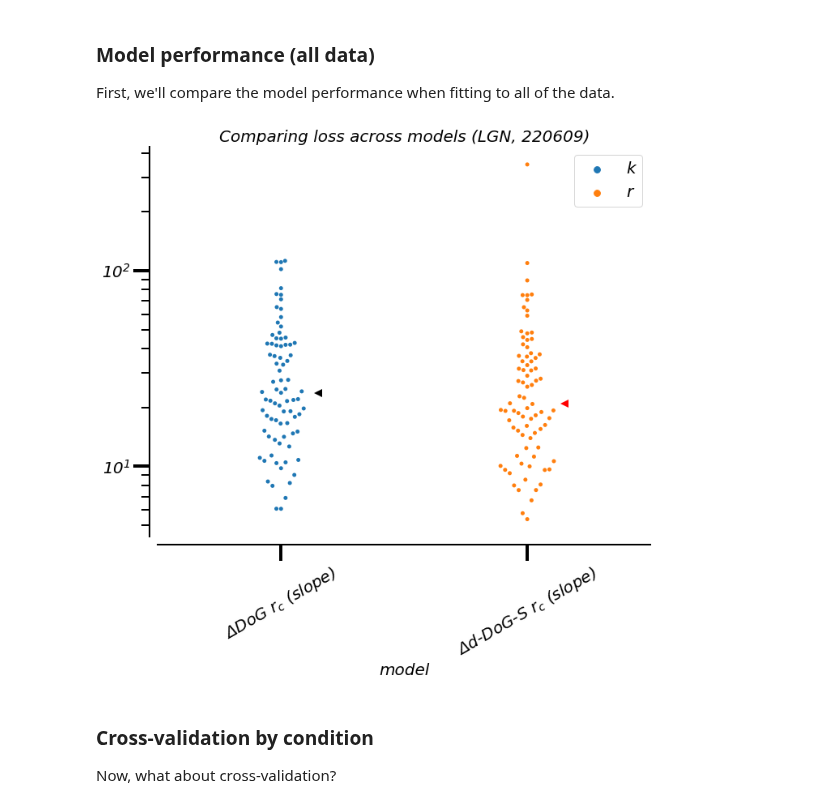
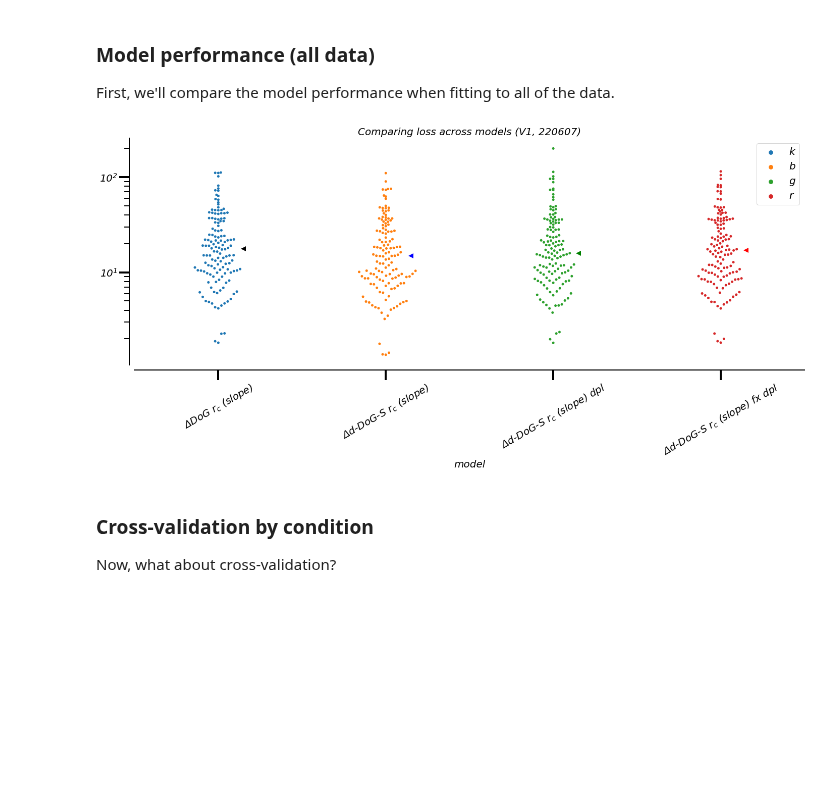
Before and after one commit to paul-levy/SF-diversity, a Jupyter notebook: 01_sfTuning_contrast.ipynb, the cells around one changed output. Drawn from its saved outputs; the diff is of its cells as text; code cells hidden in the pictures; blank space fills up the shorter version.

```diff
--- a/01_sfTuning_contrast.ipynb
+++ b/01_sfTuning_contrast.ipynb
@@ -121,6 +121,7 @@ only_sur[0] = ref_params[0] * ref_params[2];
 only_sur[1] = ref_params[1] * ref_params[3];
 only_sur[2] = 0;
 ax[0,0].plot(vals, hf.DoGsach(*only_sur, stim_sf=vals)[0], 'k:')
+ax[0,0].set_title('DoG model - center and surround')
 
 # then, vol difference
 vols = [0.5,0.8,0.95]
@@ -142,7 +143,7 @@ for ii,v in enumerate(vols):
     prms_curr[1] = prms_curr[1]*prms_curr[3];
     prms_curr[2] = 0;
     ax[0,1].plot(vals, hf.DoGsach(*prms_curr, stim_sf=vals)[0], 'k:', linewidth=0.5+curr_lw) # add a bit extra width for the dotted lines!
-
+ax[0,1].set_title('Influence of surround gain')
 
 # then, rc
 rcs = [0.05,0.1,0.2]
@@ -162,6 +163,7 @@ for ii,r in enumerate(rcs):
 
     prms_curr[2] = 0; # shut off the suround, and plot only the center...
     ax[1,0].plot(vals, hf.DoGsach(*prms_curr, stim_sf=vals)[0], 'k--', linewidth=curr_lw)
+ax[1,0].set_title('Influence of center radius')
 
 # then, rs
 rss = [1.5,3,6]
@@ -185,6 +187,7 @@ for ii,r in enumerate(rss):
     prms_curr[2] = 0;
     ax[1,1].plot(vals, hf.DoGsach(*prms_curr, stim_sf=vals)[0], 'k:', linewidth=0.5+curr_lw) # add a bit extra width for the dotted lines!
     ax[1,1].legend(fontsize='small')
+ax[1,1].set_title('Influence of surround radius')
 
 for i,j in itertools.product(range(2),range(2)):
     ax[i,j].set_xscale('log')
@@ -193,6 +196,9 @@ for i,j in itertools.product(range(2),range(2)):
     ax[i,j].set_xlabel('Spatial frequency (c/deg)')
     ax[i,j].set_ylabel('Response (spikes/s)')
     ax[i,j].set_aspect('equal')
+
+    for jj, axis in enumerate([ax[i,j].xaxis, ax[i,j].yaxis]):
+        axis.set_major_formatter(FuncFormatter(lambda x,y: '%d' % x if x>=1 else '%.1f' % x)) # this will make everything in non-scientific notation!
 
 sns.despine(offset=10)
 f.suptitle(r'Influence of DoG parameters')
@@ -741,15 +779,15 @@ First, we'll compare the model performance when fitting to all of the data.
 # %%
 # Specify which data to load
 
-expDirs = ['V1'];
-joints = [7,7];
-whichMods = [1,3]; # sach (DoG), d-DoG-S
-nFreeParams = [2,5];
-names = [r'DoG $r_c$ (slope)', r'd-DoG-S $r_c$ (slope)'];
+expDirs = ['V1', 'V1_BB', 'altExp']#, 'V1_orig'];
+joints = [7,7,8,9];
+whichMods = [1,3,3,3]; # sach (DoG), d-DoG-S
+nFreeParams = [2,5,4,3];
+names = [r'DoG $r_c$ (slope)', r'd-DoG-S $r_c$ (slope)', r'd-DoG-S $r_c$ (slope) dpl', r'd-DoG-S $r_c$ (slope) fx dpl'];
 isHPC = 1;
 ref_ind = 0;
 phAdj = -1; # vecF1 correction...
-param_color = ['','','k','','','r']
+param_color = ['','','k','r','g','b']
 loss_type = 2;
 ref_ind = 0; # in the index of the joints that we'll use as the reference
 
@@ -757,7 +795,7 @@ nlls_all = [];
 
 for expDir in expDirs:
 
-    date = '220609'
+    date = '220607'
 
     dogName = 'descrFits%s_%s' % ('HPC' if isHPC else '', date);
     # NOTE: Yes, the naming convention for surr/center radius models are reversed from the fit names
@@ -773,11 +811,22 @@ for expDir in expDirs:
     norm_ind = 1;
     nlls_curr = np.nan * np.zeros((nCells, nMods, 2)); # end is [raw_ind, norm_ind]
 
+    # Before we get the totalNLL, we need to specify which f0/f1, if it's sfBB
+    if 'BB' in expDir:
+        dl = hf.np_smart_load('%s/structures/%s' % (expDir, hf.get_datalist(expDir+'/', force_full=1)));
+
     for i,j in enumerate(joints):
         curr_mod = hf.np_smart_load('%s/structures/%s' % (expDir, hf.descrFit_name(loss_type, descrBase=dogName, modelName=hf.descrMod_name(whichMods[i]), joint=j, phAdj=phAdj)));
         if curr_mod == []:
             continue;
-        nlls_curr[:, i, 0] = np.array([curr_mod[x]['totalNLL'][0] for x in range(nCells)]) if j>0 else np.array([np.nansum(curr_mod[x]['NLL'][0]) for x in range(nCells)]);
+
+        if 'BB' in expDir: # then we have to do more work, first
+            for c in sorted(curr_mod.keys()): # just to make sure it's in the same order for each model (should already be)
+                curr_cell = hf.np_smart_load('%s/structures/%s_sfBB.npy' % (expDir, dl['unitName'][c]));
+                f1f0_str = bb_get_resp_str(bb_compute_f1f0(curr_cell['sfBB_core'])[0] > 1);
+                nlls_curr[c,i,0] = curr_mod[c][f1f0_str]['mask']['totalNLL']; # assmes j>0...
+        else:
+            nlls_curr[:, i, 0] = np.array([curr_mod[x]['totalNLL'][0] for x in range(nCells)]) if j>0 else np.array([np.nansum(curr_mod[x]['NLL'][0]) for x in range(nCells)]);
 
     # then normalize, too:
     nlls_curr[:,:,1] = np.divide(nlls_curr[:,:,0], np.repeat(np.transpose([nlls_curr[:,ref_ind,0]]), nMods, axis=1))
@@ -793,36 +842,36 @@ upper_bound = 2 if use_norm else np.Inf;
 
 nMods = len(joints)
 
-f = plt.figure(figsize=(5*nMods, 10));
+f = plt.figure(figsize=(4*nMods, 10));
 
 nCells = nlls_all.shape[0]
 [plt.plot(i+0.15, np.nanmedian(nlls_all[:,i,use_norm]), '<', color=param_color[nFreeParams[i]], markersize=10) for i in range(nMods)]
 sns.swarmplot(x=np.tile(np.arange(nMods), nCells), y=hf.flatten_list(np.clip(nlls_all[:,:,use_norm], None, upper_bound)), hue=np.tile([param_color[nFreeParams[x]] for x in range(nMods)], nCells));
 sns.despine(offset=10)
 
 if use_norm:
     plt.axhline(1, color='k', linestyle='--', alpha=0.3)
 else:
     plt.yscale('log')
 
 plt.xlabel('model');
 plt.ylabel('Distribution of %sloss across cells' % '(norm.) ' if use_norm else '');
 plt.xticks(ticks=np.arange(nMods), labels=[r'$\Delta$%s' % x for x in names], rotation=30);
-plt.title('Comparing loss across models (LGN, %s)' % date);
+plt.title('Comparing loss across models (V1, %s)' % date);
 plt.tick_params(axis='x', which='minor', bottom=False)
 plt.tick_params(axis='y', which='minor', left=True)
 
 f.tight_layout();
 
 saveName = "/01_02_02a_loss_nonCV_%s%s.pdf" % (date, '_norm' if use_norm else '');
 curr_dir = os.path.dirname(save_loc+saveName);
 if not os.path.exists(curr_dir):
     os.makedirs(curr_dir);
 pdfSv = pltSave.PdfPages(save_loc + saveName);
 pdfSv.savefig(f); # only one figure here...
 pdfSv.close()
 # %% [output]
-[figure, old version]
+[figure, new version]
 # %% [markdown]
 ### Cross-validation by condition
 Now, what about cross-validation?
```
Also changed, not shown: parts of 11 cells of this notebook, 1 other file.
